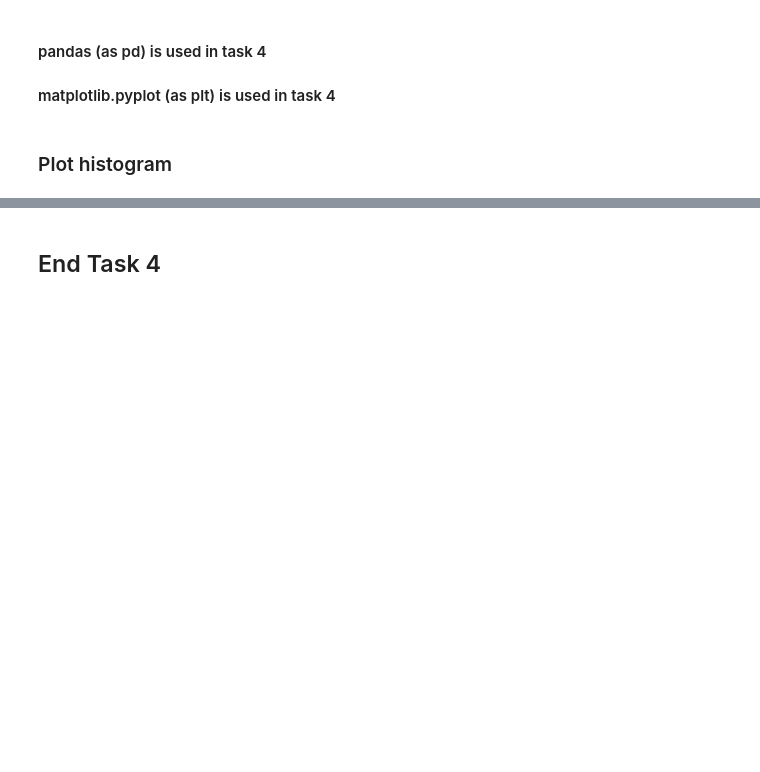
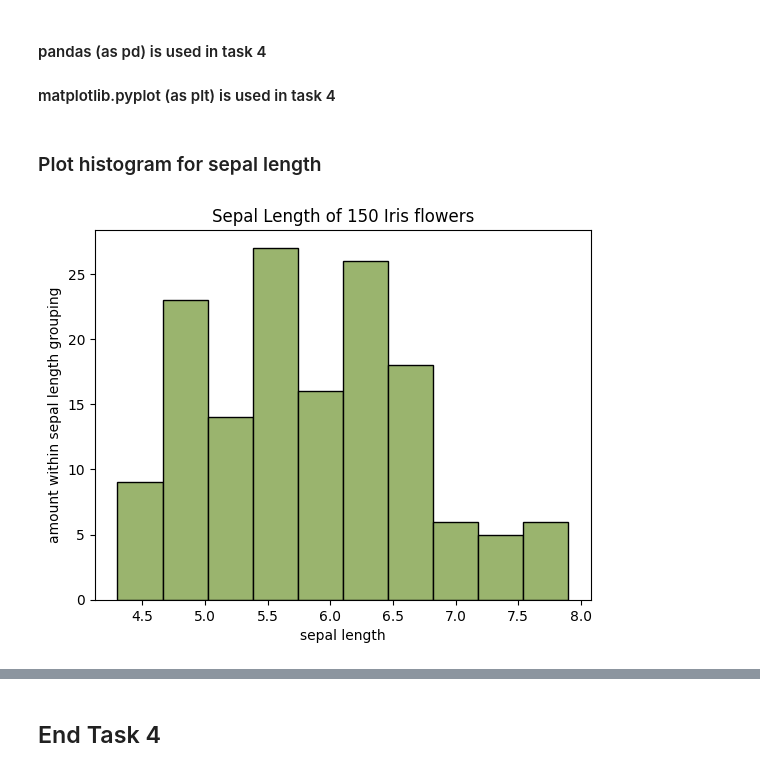
Before and after one commit to FaolanH/principles_of_data_analytics, a Jupyter notebook: tasks.ipynb, the cells around one changed output, grey strips where cells are left out. Drawn from its saved outputs; the diff is of its cells as text; code cells hidden in the pictures; blank space fills up the shorter version.

```diff
--- a/tasks.ipynb
+++ b/tasks.ipynb
@@ -268,13 +422,15 @@ Explain my approach to task 4 in Markdown cell
 
 #### matplotlib.pyplot (as plt) is used in task 4
 # %% [markdown]
-### Plot histogram
+### Plot histogram for sepal length
 # %%
-#define the y axis - if you don't set any bin number (the amount of different grouped bars) it defaults to ten
+# define the y axis - if you don't set any bin number (the amount of different grouped bars) it defaults to ten
 x = (pd_iris_data['sepal_length'])
 plt.ylabel ('amount within sepal length grouping')
 plt.xlabel ('sepal length')
 plt.title ('Sepal Length of 150 Iris flowers')
 
 #adding the ; at the end source: Ian lecture week6_02 - plotxsq
-plt.hist(x);
+plt.hist(x, edgecolor = 'black', color = '#9AB46E');
+# %% [output]
+[figure, added]
```
Also changed, not shown: parts of 39 cells of this notebook.
